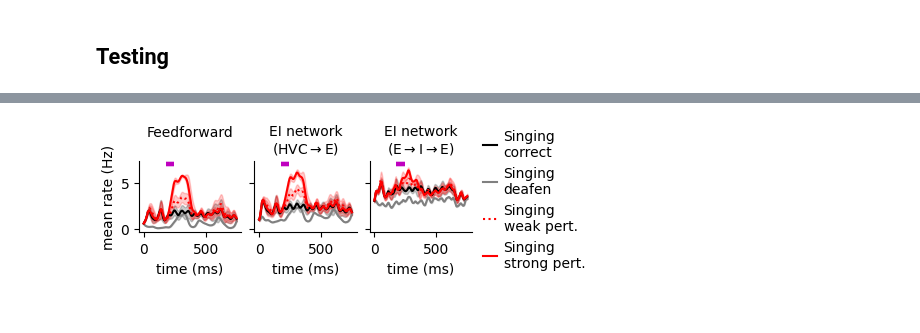
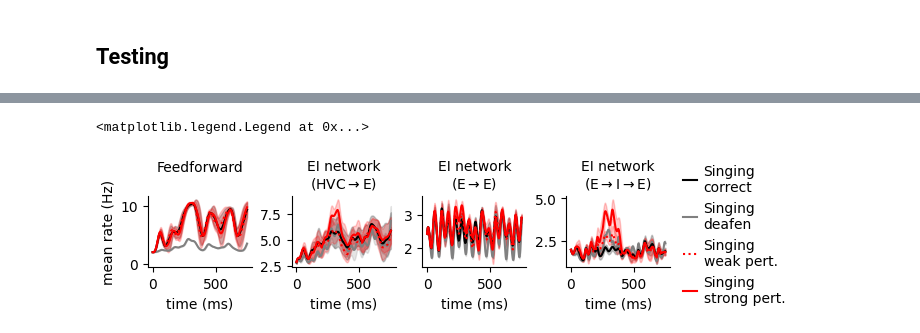
Before and after one commit to gongziyida/vocal-error-network, a Jupyter notebook: learn_real_test.ipynb, the cells around one changed output, grey strips where cells are left out. Saved outputs shown, nothing was run; the diff lists cells and outputs as text; code cells hidden in the pictures.

```diff
--- a/learn_real_test.ipynb
+++ b/learn_real_test.ipynb
@@ -46,6 +34,6 @@ netEIrec.phiE, netEIrec.phiI = phiE, phiI
 # %%
 fname = 'realistic_auditory_processing/learned_song_responses.npz'
-aud_real, _ = read_realistic_input(fname, NE, mean=2, scale=3, mapping=aud_mapping, mapping_args=None)
+aud_real, _ = read_realistic_input(fname, NE, mean=0, scale=2, mapping=aud_mapping, mapping_args=None)
 fig, ax = plt.subplots(1, figsize=(2,2))
 ax.imshow(aud_mapping[:10,:60], interpolation='none', aspect='auto')
 ax.set(ylabel='auditory input neuron', xlabel='excitatory neuron')
@@ -81,7 +69,7 @@ cases = ('ctrl', 'pert_weak', 'pert_strong', 'deaf', 'playback')
 hE0 = rng.normal(loc=-10, scale=0.5, size=NE)
 hI0 = rng.normal(loc=-1, scale=0.5, size=NI)
 # 3 lists for 3 models
-res = {k: [np.zeros((N_test_rend,T_pre+T_rend,NE+i)) for i in (0,NI,NI)] for k in cases}
+res = {k: [np.zeros((N_test_rend,T_pre+T_rend,NE+i)) for i in (0,NI,NI,NI)] for k in cases}
 for k, a in zip(cases, (aud_ctrl, aud_pert_weak, aud_pert_strong, aud_ctrl*0, aud_ctrl)):
     for i in tqdm(range(a.shape[0])): # for each case, enumerate over songs
         rH_ = rH[:T_test] if k != 'playback' else rH[:T_test]*0
@@ -89,12 +77,13 @@ for k, a in zip(cases, (aud_ctrl, aud_pert_weak, aud_pert_strong, aud_ctrl*0, au
                     noise_strength=1, no_progress_bar=True)
         res[k][0][i] = np.hstack(netFF.sim(hE0, **args)[:1])[T_burn-T_pre:]
         res[k][1][i] = np.hstack(netEI.sim(hE0, hI0, **args)[:2])[T_burn-T_pre:]
-        res[k][2][i] = np.hstack(netEIrec.sim(hE0, hI0, **args)[:2])[T_burn-T_pre:]
+        res[k][2][i] = np.hstack(netEIrecEE.sim(hE0, hI0, **args)[:2])[T_burn-T_pre:]
+        res[k][3][i] = np.hstack(netEIrecEI.sim(hE0, hI0, **args)[:2])[T_burn-T_pre:]
 # %%
 i = 0
 titles = ['Singing\ncorrect', 'Singing\nweak pert.', 'Singing\nstrong pert.', 'Singing\ndeafen']
 syl = aud_real['ctrl'][:,:,PERT_T0:PERT_T1].mean(axis=(0,2))
-for l, m in enumerate(('FF', 'EI', 'EIrec')):
+for l, m in enumerate(('FF', 'EI', 'EIrecEE', 'EIrecEI')):
     _ = [res[k][l][i,:,:NE] for k in ('ctrl', 'pert_weak', 'pert_strong', 'deaf')]
     t0, t1 = int(aud_real['pert_t0'][i]) + T_pre, int(aud_real['pert_t1'][i]) + T_pre
     bos_ctrl = aud_real['ctrl'][i,:,t0:t1].mean(axis=1)
@@ -106,5 +95,5 @@ for l, m in enumerate(('FF', 'EI', 'EIrec')):
     for j in range(len(ax)-1):
         ax[j].set(xticks=[100, 250], xticklabels=[0, 150], xlabel='')
     ax[0].set(xlabel='Time (ms)')
-    fig.savefig('svg/different_models/err_response_%s_%s.svg' % (m, postfix), transparent=True)
+    # fig.savefig('svg/different_models/err_response_%s_%s.svg' % (m, postfix), transparent=True)
 # %% [output]
@@ -144,14 +148,15 @@ titles = ['Singing\ncorrect', 'Singing\nweak pert.', 'Singing\nstrong pert.', 'S
 fig, ax = plt.subplots(1, figsize=(3.5, 2))
 def statistic(x, y):
     return x.mean() - y.mean()
-ls = ['Feedforward', r'EI network (HVC$\to$E)', r'EI network (%s)' % REC_TITLE]
+ls = ['Feedforward', r'EI network (HVC$\to$E)',
+      r'EI network (E$\to$E)', r'EI network (E$\to$I$\to$E)']
 pvs = []
-for i, (m, l) in enumerate(zip(('FF', 'EI', 'EIrec'), ls)):
+for i, (m, l) in enumerate(zip(('FF', 'EI', 'EIrecEE', 'EIrecEI'), ls)):
     color = 'C%d' % i
     t0, t1 = PERT_T0+T_pre, PERT_T1+T_pre
     # data = [(res[k][i][:,t0:t1,:NE].mean(axis=1)>5).mean(axis=-1)*100
     #         for k in ('ctrl', 'pert_weak', 'pert_strong', 'deaf')]
-    data = [(res[k][i][:,t0:t1,:NE]>5).mean(axis=(1,2))*100
+    data = [(res[k][i][:,t0:t1,:NE]>3).mean(axis=(1,2))*100
             for k in ('ctrl', 'pert_weak', 'pert_strong', 'deaf')]
     data = np.stack(data)
     ax.errorbar([0,1,2,3], data.mean(axis=1), yerr=data.std(axis=1),
@@ -162,14 +167,14 @@ for i, (m, l) in enumerate(zip(('FF', 'EI', 'EIrec'), ls)):
 print(pvs)
 y = ax.get_ylim()[1]-1
 ax.hlines([y, y+1], [0.01, 1.01], [0.99, 1.99], color='k')
-for i in range(3): # 3 models
+for i in range(4): # 3 models
     for j, pv in enumerate(pvs[i]):
         if pv < 0.05:
-            ax.text(j+0.5+(i-1)*0.2, y+j,
+            ax.text(j+0.5+(i-1.5)*0.2, y+j,
                     '*' if pv > 0.01 else '**', ha='center', c='C%d'%i)
         else:
-            ax.text(j+0.5+(i-1)*0.2, y+0.5+j, 'ns', ha='center', c='C%d'%i)
+            ax.text(j+0.5+(i-1.5)*0.2, y+0.5+j, 'ns', ha='center', c='C%d'%i)
 ax.set(xticks=[0,1,2,3], xticklabels=titles, ylabel='% active', title='\n$\ $\n')
 fig.legend(ncols=2)
-fig.savefig('svg/different_models/percent_active_%s.svg' % postfix)
+# fig.savefig('svg/different_models/percent_active_%s.svg' % postfix)
 # %% [output]
@@ -178,24 +184,26 @@ fig.savefig('svg/different_models/percent_active_%s.svg' % postfix)
 # %%
-fig, ax = plt.subplots(1, 4, figsize=(5,1.6), sharey='all', width_ratios=(1,1,1,1.1))
-for i, k in enumerate(('Feedforward\n', 'EI network\n(HVC$\\to$E)',
-                       'EI network\n(%s)' % REC_TITLE)):
+fig, ax = plt.subplots(1, 5, figsize=(7,1.6), sharey='none', width_ratios=(1,1,1,1,1.1))
+ls = ['Feedforward\n', 'EI network\n(HVC$\\to$E)',
+      'EI network\n(E$\\to$E)', 'EI network\n(E$\\to$I$\\to$E)']
+for i, k in enumerate(ls):
     for j, c in zip(('deaf', 'ctrl', 'pert_weak', 'pert_strong'), ('grey', 'k', 'r', 'r')):
         aux = res[j][i][:,T_pre:-T_post-50].mean(axis=-1)
         plot_mean_std(ax[i], aux.mean(axis=0), aux.std(axis=0), 0.2, c,
                       ls=':' if j=='pert_weak' else '-')
-        ax[i].hlines(7, aud_real['pert_t0'].mean()-aud_real['pert_t0'].std(),
-                        aud_real['pert_t1'].mean()+aud_real['pert_t1'].std(),
-                     lw=3, color='m')
+        # ax[i].hlines(7, aud_real['pert_t0'].mean()-aud_real['pert_t0'].std(),
+        #                 aud_real['pert_t1'].mean()+aud_real['pert_t1'].std(),
+        #              lw=3, color='m')
     ax[i].set(xlabel='time (ms)', title=k)
 ax[-1].set_axis_off()
 ax[0].set_ylabel('mean rate (Hz)')
 for k, c in zip(('correct', 'deafen', 'weak pert.', 'strong pert.'), ('k', 'grey', 'r', 'r')):
     ax[0].plot(0,0, c=c, ls=':' if k=='weak pert.' else '-',
                label='Singing\n'+k)
 fig.legend(ncols=1, loc='center right', labelspacing=0.5)
-fig.savefig('svg/different_models/learn_real_mean_rates_%s.svg' % postfix)
+# fig.savefig('svg/different_models/learn_real_mean_rates_%s.svg' % postfix)
 # %% [output]
+<matplotlib.legend.Legend at 0x...>
-[figure, old version]
+[figure, new version]
 # %%
 t0 = int(np.round(aud_real['pert_t0'].min(), -1)) + T_pre
 t1 = int(np.round(aud_real['pert_t1'].max(), -1)) + T_pre + 100
```
Also changed, not shown: parts of 8 cells of this notebook, 9 other files.
